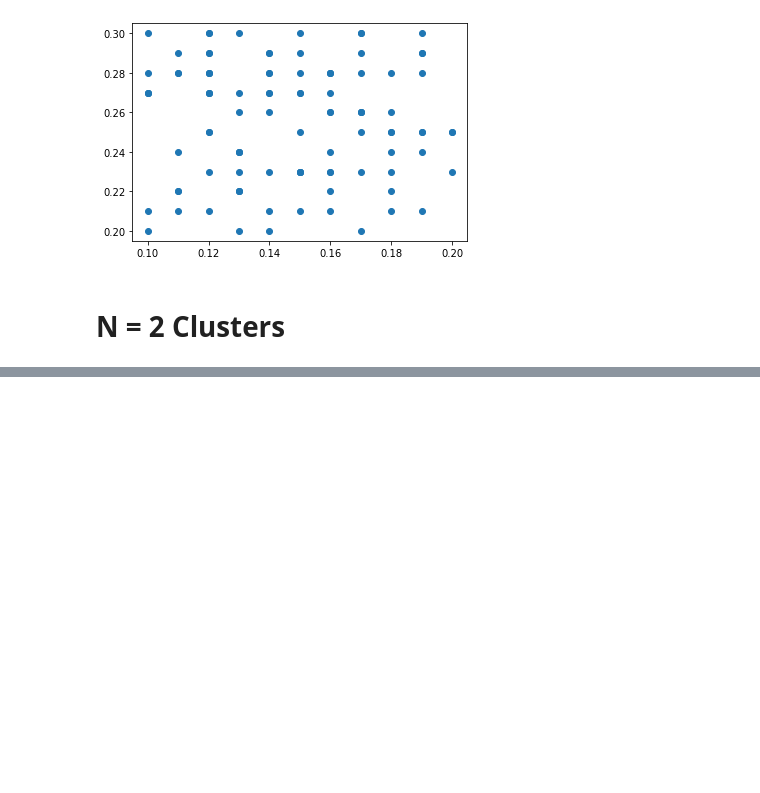
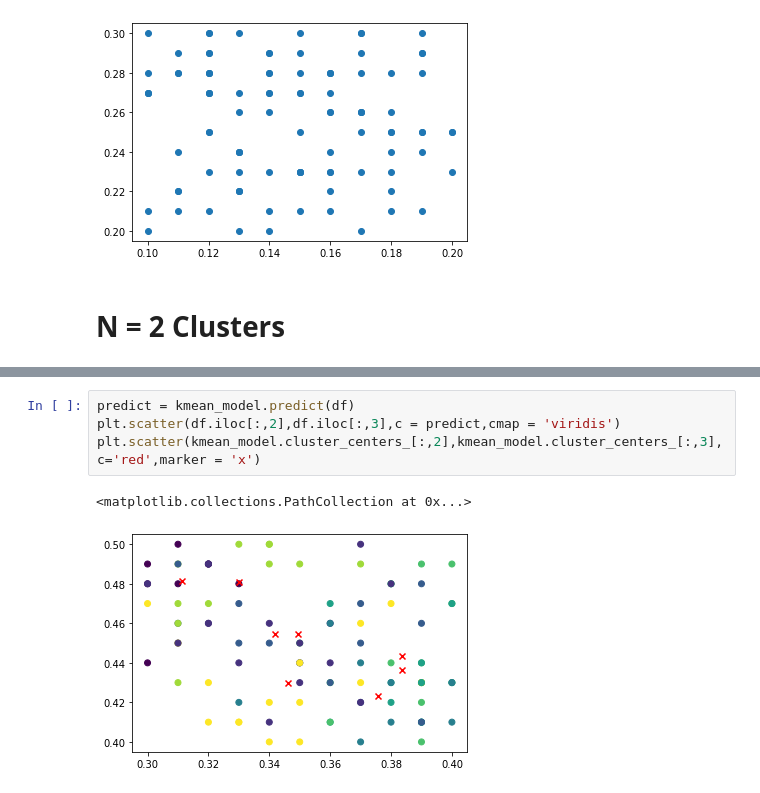
Before and after one commit to muhammad-usman147/Machine_Learning, a Jupyter notebook: Kmeans_cluster.ipynb, the cells around one changed output, grey strips where cells are left out. Saved outputs shown, nothing was run; the diff lists cells and outputs as text; blank space fills up the shorter version.

```diff
--- a/Kmeans_cluster.ipynb
+++ b/Kmeans_cluster.ipynb
@@ -56,3 +69,10 @@ plt.scatter(kmean_model.cluster_centers_[:,0],kmean_model.cluster_centers_[:,1],
+# %%
+predict = kmean_model.predict(df)
+plt.scatter(df.iloc[:,2],df.iloc[:,3],c = predict,cmap = 'viridis')
+plt.scatter(kmean_model.cluster_centers_[:,2],kmean_model.cluster_centers_[:,3],c='red',marker = 'x')
+# %% [output]
+<matplotlib.collections.PathCollection at 0x...>
+[figure, added]
 # %%
 plt.scatter(df.iloc[:,0],df.iloc[:,1],c = predict,cmap = 'viridis')
 plt.scatter(kmean_model.cluster_centers_[0,0],kmean_model.cluster_centers_[0,1],c='red',s=50000,alpha = 0.2)
```
Also changed, not shown: parts of 12 cells of this notebook.
